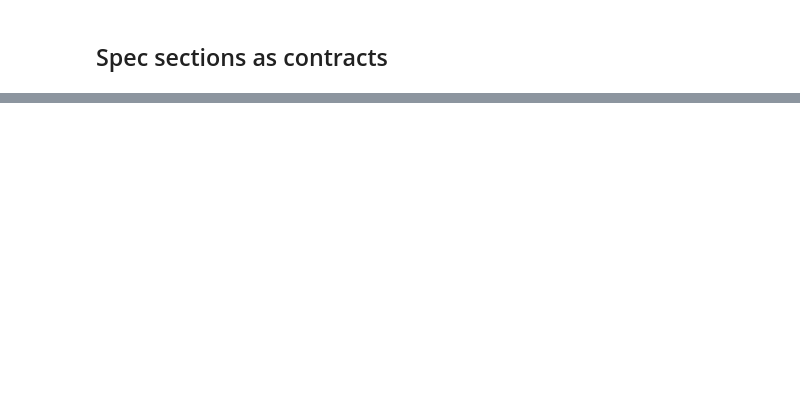
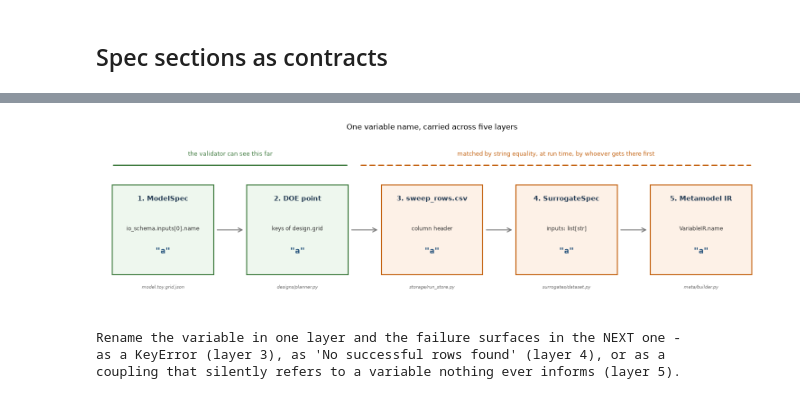
Before and after one commit to barakr/metamodeler_codex_scaffold_docs, a Jupyter notebook: tutorials/Tutorial_3.ipynb, the cells around one changed output, grey strips where cells are left out. Cells and saved outputs as stored; diff of their text form; code cells hidden in the pictures; blank space fills up the shorter version.

```diff
--- a/tutorials/Tutorial_3.ipynb
+++ b/tutorials/Tutorial_3.ipynb
@@ -269,0 +668,63 @@ print("because the reported `loc` is often NOT the field you just edited.")
+# %%
+
+import matplotlib.pyplot as plt
+from matplotlib.patches import FancyArrowPatch, Rectangle
+
+LAYERS = [
+    ("1. ModelSpec", "io_schema.inputs[0].name", "model.toy.grid.json"),
+    ("2. DOE point", "keys of design.grid", "designs/planner.py"),
+    ("3. sweep_rows.csv", "column header", "storage/run_store.py"),
+    ("4. SurrogateSpec", "inputs: list[str]", "surrogates/dataset.py"),
+    ("5. Metamodel IR", "VariableIR.name", "meta/builder.py"),
+]
+
+w, h, gap = 2.6, 1.6, 0.85
+fig, ax = plt.subplots(figsize=(15, 4.4))
+
+for i, (title, field, where) in enumerate(LAYERS):
+    x = i * (w + gap)
+    validated = i < 2
+    ax.add_patch(Rectangle((x, 1.0), w, h,
+                           facecolor="#eef7ee" if validated else "#fdf1e7",
+                           edgecolor="#3d7a3d" if validated else "#c46210", linewidth=1.6))
+    ax.text(x + w / 2, 1.0 + h - 0.25, title, ha="center", va="center",
+            fontsize=10.5, fontweight="bold", color="#243b53")
+    ax.text(x + w / 2, 1.0 + h / 2 + 0.02, field, ha="center", va="center",
+            fontsize=8.5, color="#333")
+    ax.text(x + w / 2, 1.0 + 0.42, '"a"', ha="center", va="center", fontsize=13,
+            fontweight="bold", color="#1f4e79", family="monospace")
+    ax.text(x + w / 2, 0.78, where, ha="center", va="center", fontsize=7.5,
+            style="italic", color="#666")
+    if i:
+        ax.add_patch(FancyArrowPatch((x - gap + 0.06, 1.0 + h / 2), (x - 0.06, 1.0 + h / 2),
+                                     arrowstyle="->", mutation_scale=16,
+                                     color="#7a7a7a", linewidth=1.5))
+
+span = len(LAYERS) * (w + gap) - gap
+bracket_end = 2 * w + gap
+ax.add_patch(FancyArrowPatch((0.0, 2.95), (bracket_end, 2.95), arrowstyle="-",
+                             mutation_scale=1, color="#3d7a3d", linewidth=2.0))
+ax.text(bracket_end / 2, 3.12, "the validator can see this far", ha="center",
+        fontsize=9.5, color="#3d7a3d")
+ax.add_patch(FancyArrowPatch((bracket_end + 0.3, 2.95), (span, 2.95), arrowstyle="-",
+                             mutation_scale=1, color="#c46210", linewidth=2.0,
+                             linestyle=(0, (4, 3))))
+ax.text((bracket_end + 0.3 + span) / 2, 3.12,
+        "matched by string equality, at run time, by whoever gets there first",
+        ha="center", fontsize=9.5, color="#c46210")
+
+ax.set_xlim(-0.3, span + 0.3)
+ax.set_ylim(0.4, 3.5)
+ax.axis("off")
+ax.set_title("One variable name, carried across five layers", fontsize=12, pad=8)
+plt.tight_layout()
+plt.show()
+
+print("Rename the variable in one layer and the failure surfaces in the NEXT one -")
+print("as a KeyError (layer 3), as 'No successful rows found' (layer 4), or as a")
+print("coupling that silently refers to a variable nothing ever informs (layer 5).")
+# %% [output]
+[figure, added]
+Rename the variable in one layer and the failure surfaces in the NEXT one -
+as a KeyError (layer 3), as 'No successful rows found' (layer 4), or as a
+coupling that silently refers to a variable nothing ever informs (layer 5).
```
Also changed, not shown: parts of 39 cells of this notebook, 13 other files.
